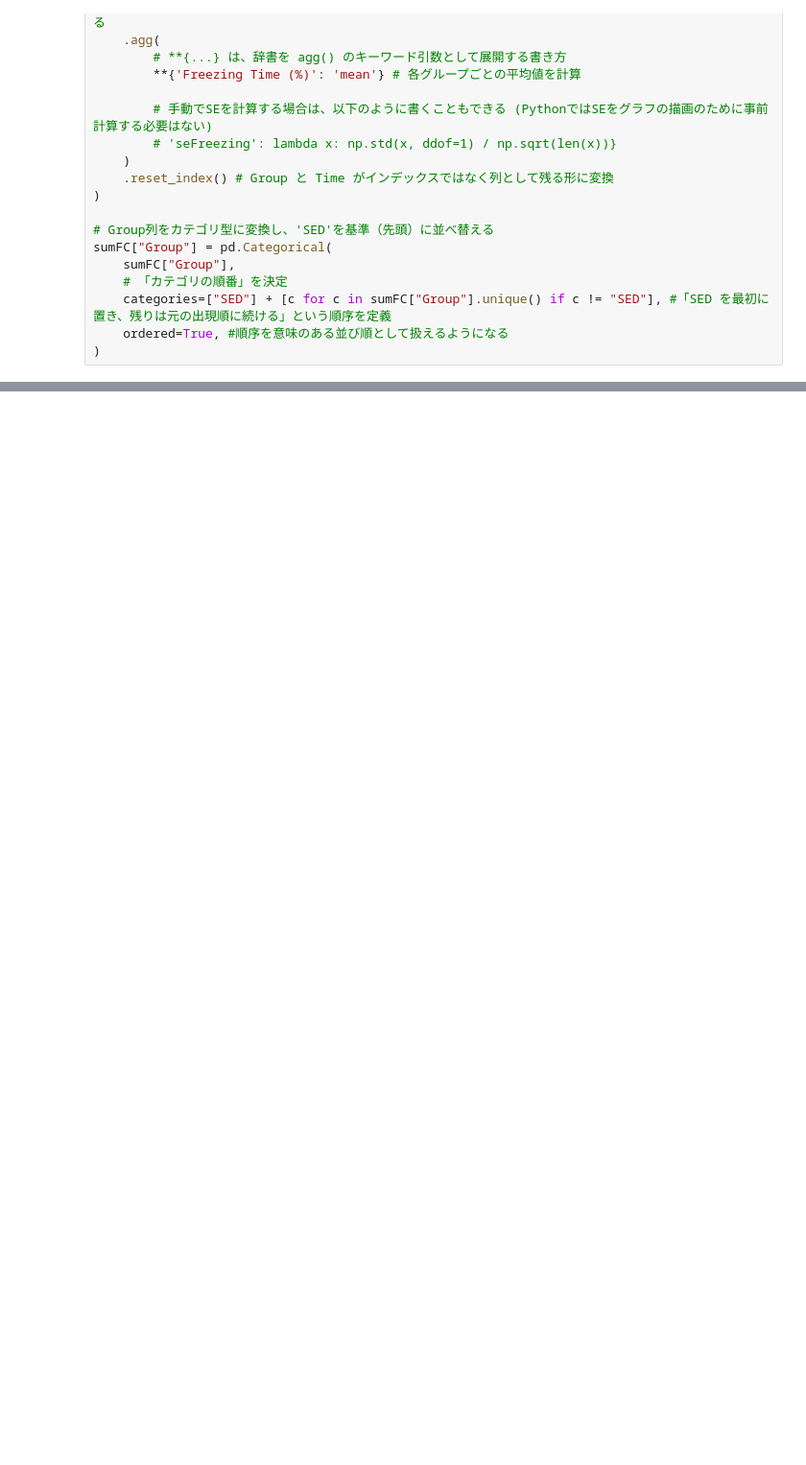
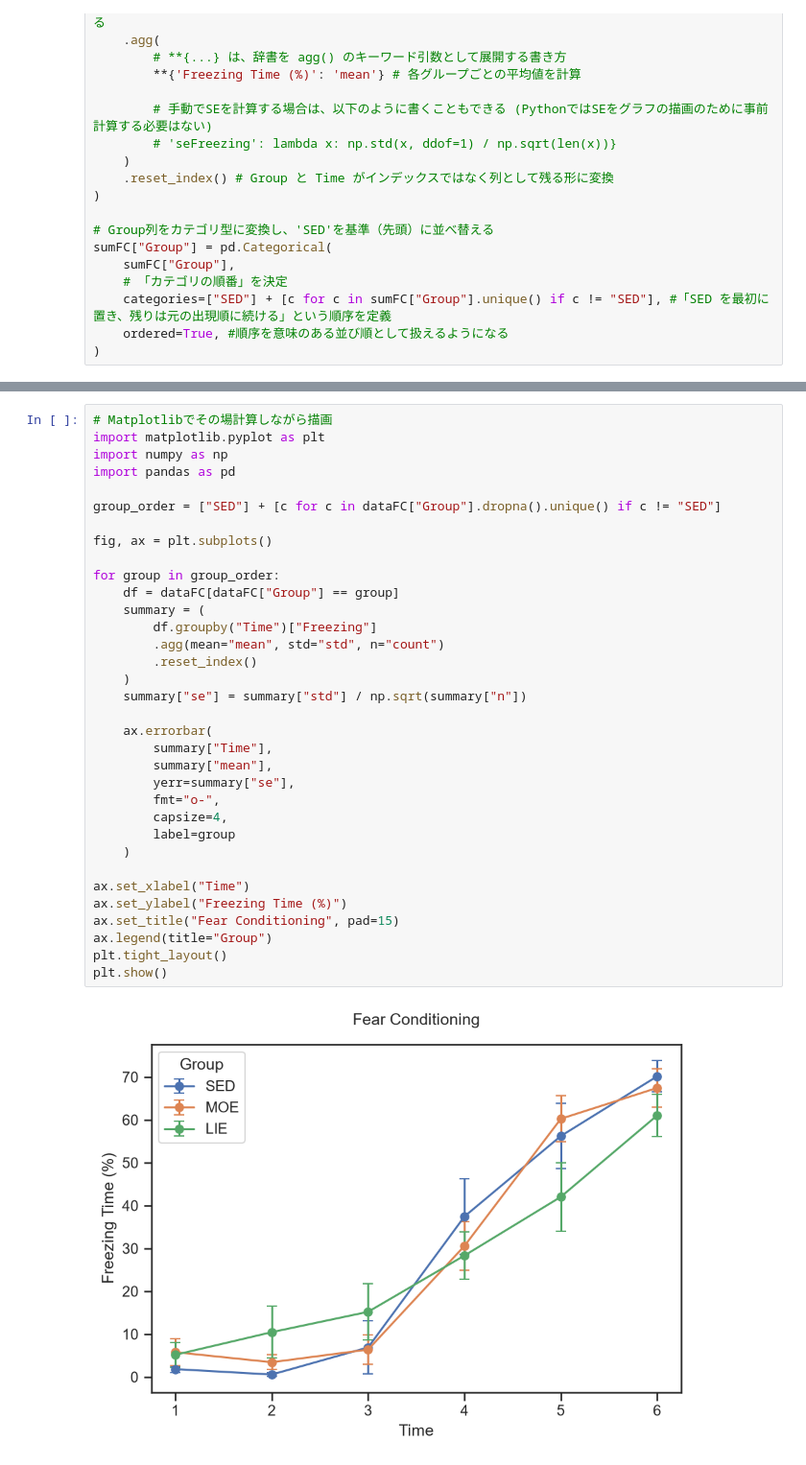
Before and after one commit to RyoShimoda/Python_MSSE_analysis, a Jupyter notebook: scripts/python_test.ipynb, the cells around one changed output, grey strips where cells are left out. Shown at 96% size. Cells and saved outputs as stored; diff of their text form; blank space fills up the shorter version.

```diff
--- a/scripts/python_test.ipynb
+++ b/scripts/python_test.ipynb
@@ -175,0 +208,36 @@ AttributeError: Line2D.set() got an unexpected keyword argument 'capsize'
+# %%
+# Matplotlibでその場計算しながら描画
+import matplotlib.pyplot as plt
+import numpy as np
+import pandas as pd
+
+group_order = ["SED"] + [c for c in dataFC["Group"].dropna().unique() if c != "SED"]
+
+fig, ax = plt.subplots()
+
+for group in group_order:
+    df = dataFC[dataFC["Group"] == group]
+    summary = (
+        df.groupby("Time")["Freezing"]
+        .agg(mean="mean", std="std", n="count")
+        .reset_index()
+    )
+    summary["se"] = summary["std"] / np.sqrt(summary["n"])
+
+    ax.errorbar(
+        summary["Time"],
+        summary["mean"],
+        yerr=summary["se"],
+        fmt="o-",
+        capsize=4,
+        label=group
+    )
+
+ax.set_xlabel("Time")
+ax.set_ylabel("Freezing Time (%)")
+ax.set_title("Fear Conditioning", pad=15)
+ax.legend(title="Group")
+plt.tight_layout()
+plt.show()
+# %% [output]
+[figure, added]
```
Also changed, not shown: parts of 2 cells of this notebook.
